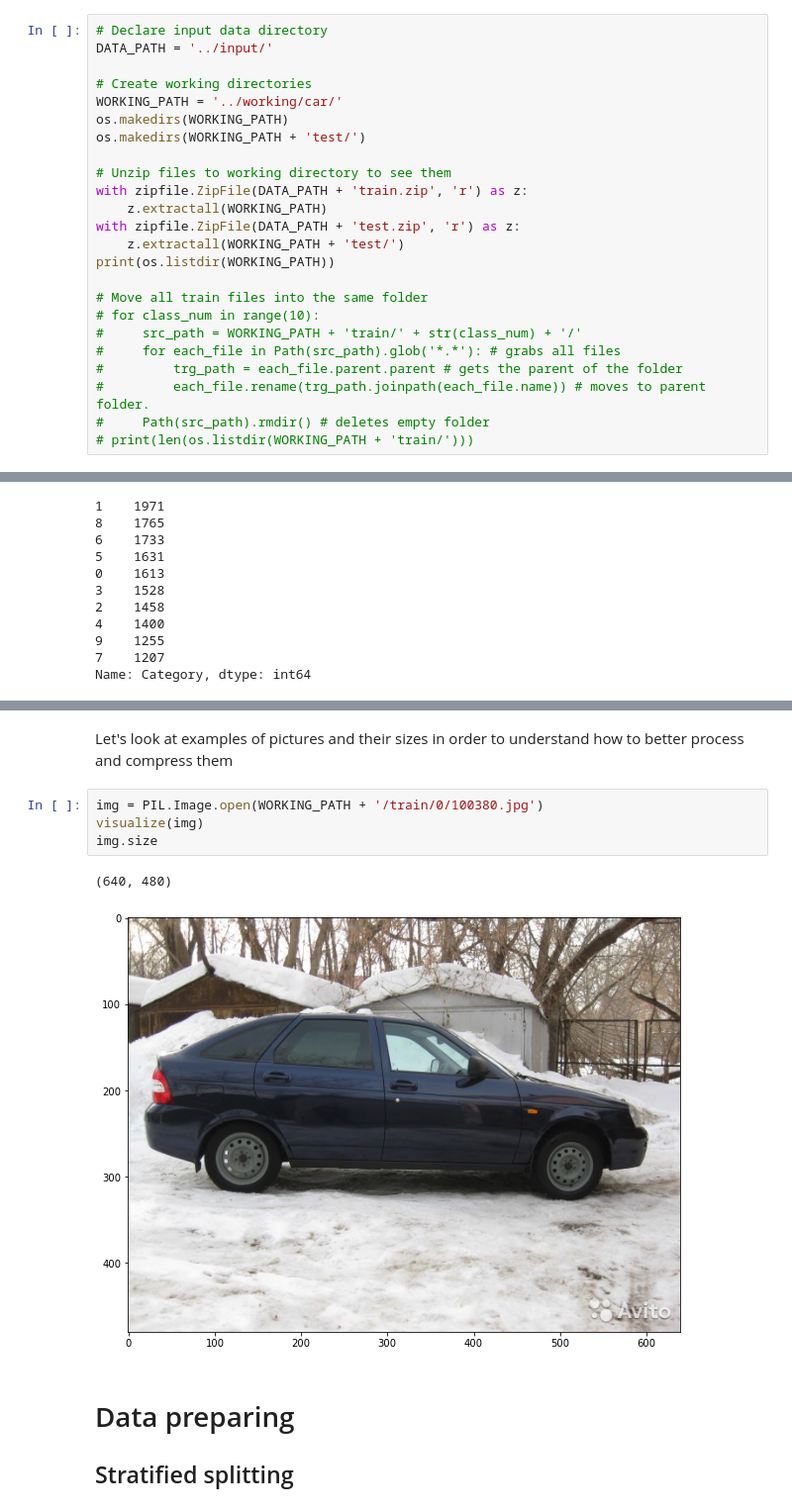
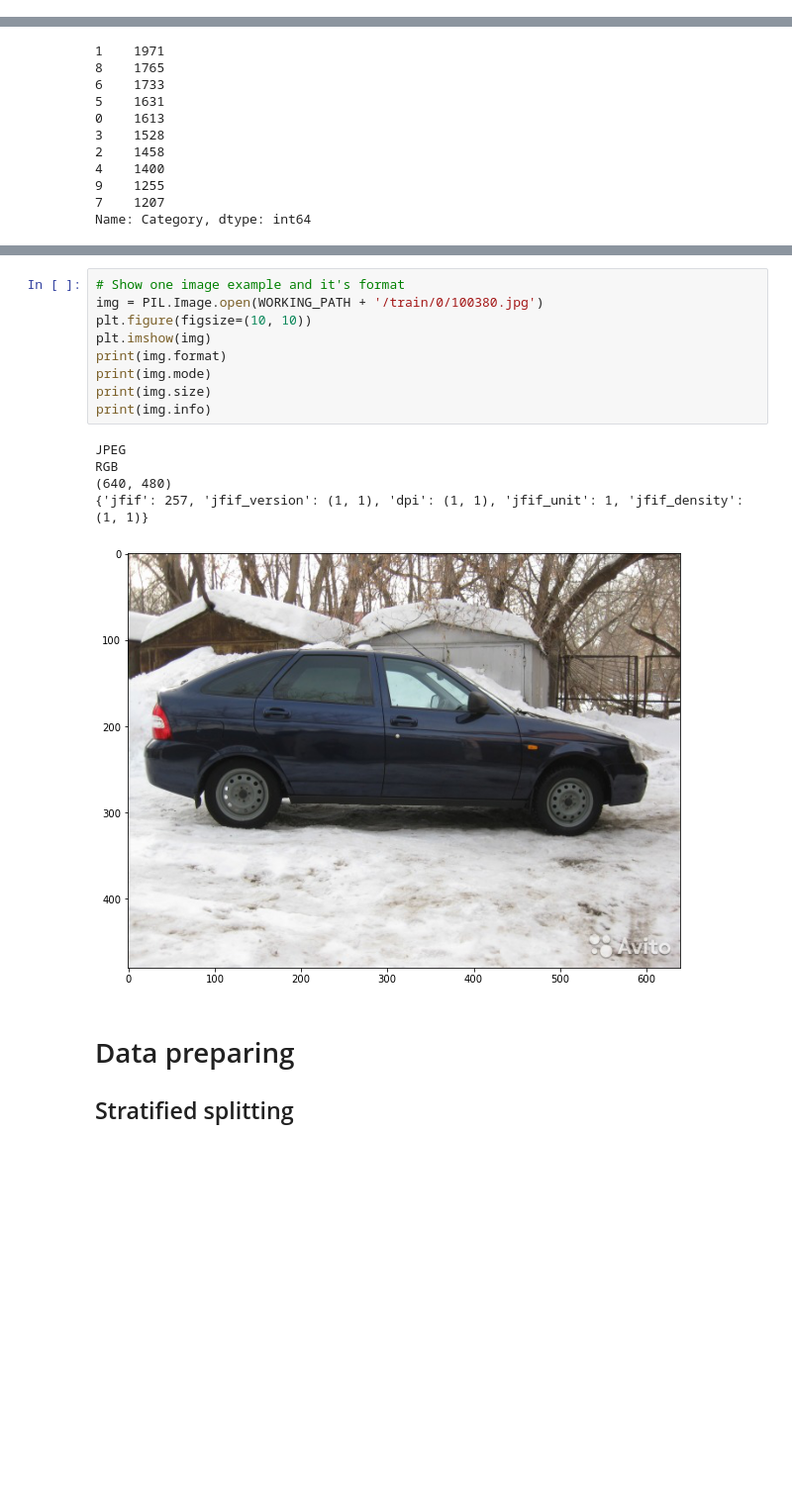
Before and after one commit to ivan-kud/ml-projects, a Jupyter notebook: Image classification.ipynb, the cells around one changed output, grey strips where cells are left out. Shown at 99% size. Saved outputs shown, nothing was run; the diff lists cells and outputs as text; blank space fills up the shorter version.

```diff
--- a/Image classification.ipynb
+++ b/Image classification.ipynb
@@ -96,24 +139,0 @@ INPUT_SHAPE          = (IMG_SIZE, IMG_SIZE, IMG_CHANNELS)
-# %%
-# Declare input data directory
-DATA_PATH = '../input/'
-
-# Create working directories
-WORKING_PATH = '../working/car/'
-os.makedirs(WORKING_PATH)
-os.makedirs(WORKING_PATH + 'test/')
-
-# Unzip files to working directory to see them
-with zipfile.ZipFile(DATA_PATH + 'train.zip', 'r') as z:
-    z.extractall(WORKING_PATH)
-with zipfile.ZipFile(DATA_PATH + 'test.zip', 'r') as z:
-    z.extractall(WORKING_PATH + 'test/')
-print(os.listdir(WORKING_PATH))
-
-# Move all train files into the same folder
-# for class_num in range(10):
-#     src_path = WORKING_PATH + 'train/' + str(class_num) + '/'
-#     for each_file in Path(src_path).glob('*.*'): # grabs all files
-#         trg_path = each_file.parent.parent # gets the parent of the folder
-#         each_file.rename(trg_path.joinpath(each_file.name)) # moves to parent folder.
-#     Path(src_path).rmdir() # deletes empty folder
-# print(len(os.listdir(WORKING_PATH + 'train/')))
@@ -214,12 +283,18 @@ Image examples (random sample)
-# %% [markdown]
-Let's look at examples of pictures and their sizes in order to understand how to better process and compress them
-# %%
-img = PIL.Image.open(WORKING_PATH + '/train/0/100380.jpg')
-visualize(img)
-img.size
-# %% [output]
-(640, 480)
-[figure, removed]
+# %%
+# Show one image example and it's format
+img = PIL.Image.open(WORKING_PATH + '/train/0/100380.jpg')
+plt.figure(figsize=(10, 10))
+plt.imshow(img)
+print(img.format)
+print(img.mode)
+print(img.size)
+print(img.info)
+# %% [output]
+JPEG
+RGB
+(640, 480)
+{'jfif': 257, 'jfif_version': (1, 1), 'dpi': (1, 1), 'jfif_unit': 1, 'jfif_density': (1, 1)}
+[figure, added]
 # %% [markdown]
 # Data preparing
 ## Stratified splitting
```
Also changed, not shown: parts of 65 cells of this notebook.
